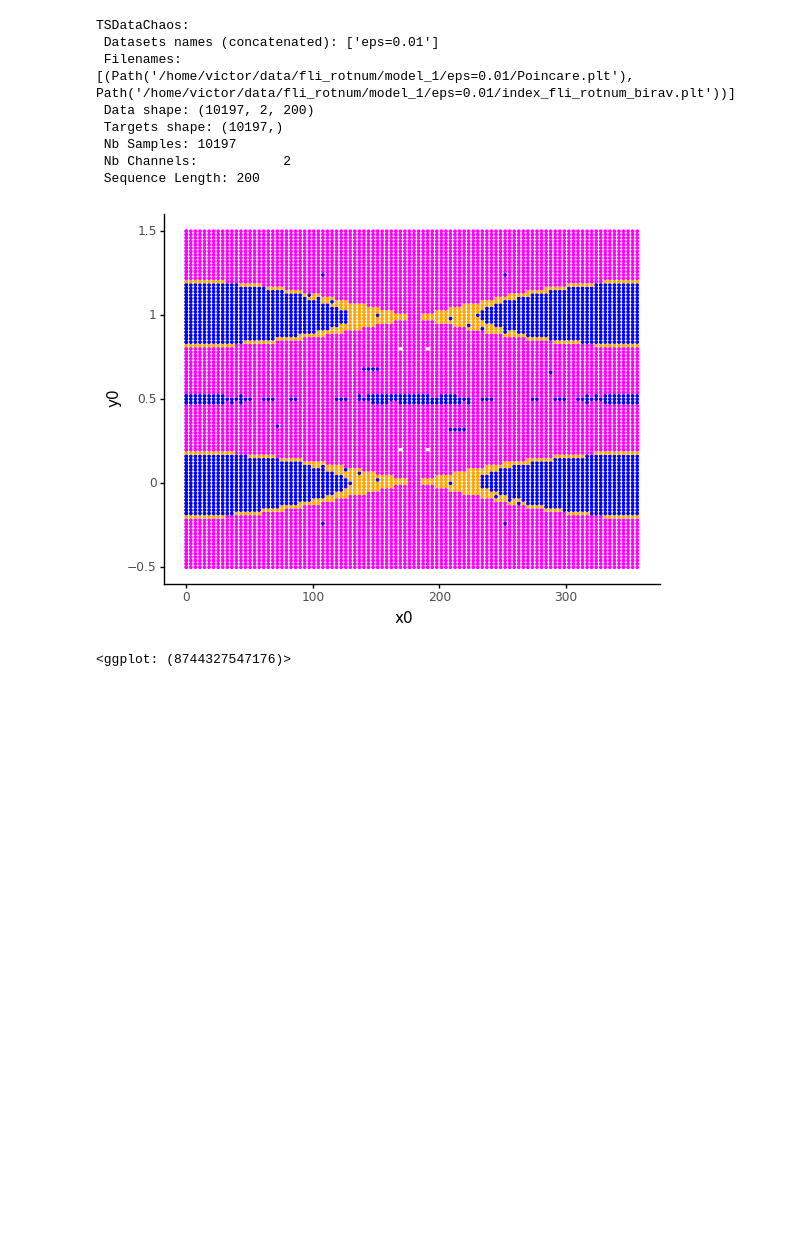
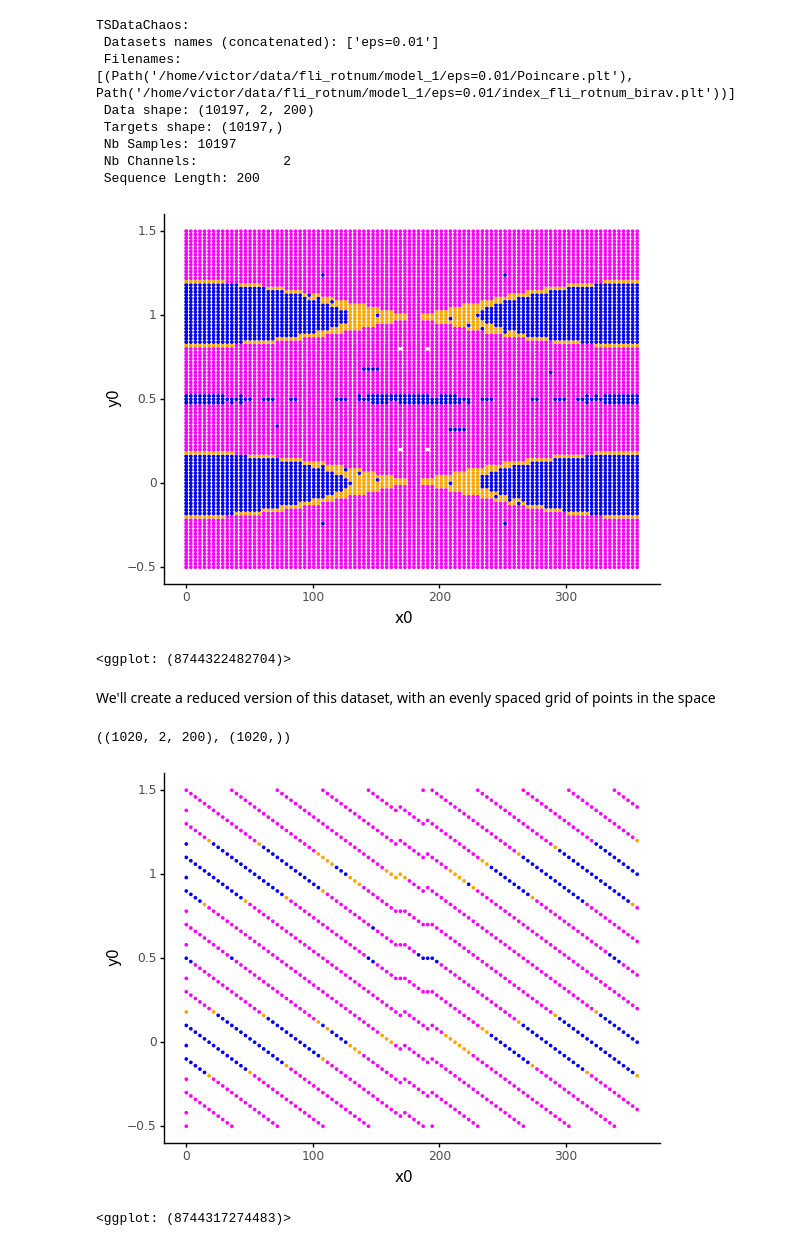
Before and after one commit to vrodriguezf/mlchaos, a Jupyter notebook: nbs_experiments/complete_cartography.ipynb, the cells around one changed output. Drawn from its saved outputs; the diff is of its cells as text; code cells hidden in the pictures; blank space fills up the shorter version.

```diff
--- a/nbs_experiments/complete_cartography.ipynb
+++ b/nbs_experiments/complete_cartography.ipynb
@@ -8,8 +11,11 @@ from tsai.all import *
+# %%
+config = AttrDict(
+    cartography_folderpath = base_path/'data/fli_rotnum/model_1/eps=0.01', # *
+    reduction_factor = 10 # One every `reduction_factor` points from te dataset will be kept
+)
 # %%
-base_path = Path.home()
-cartography_folderpath = base_path/'data/fli_rotnum/model_1/eps=0.01' # *
-fnames_poinc_map = [cartography_folderpath/'Poincare.plt']
-fnames_index = [cartography_folderpath/'index_fli_rotnum_birav.plt']
+fnames_poinc_map = [config.cartography_folderpath/'Poincare.plt']
+fnames_index = [config.cartography_folderpath/'index_fli_rotnum_birav.plt']
 fnames = L(fnames_poinc_map).zipwith(fnames_index)
 fnames
 # %% [output]
@@ -44,4 +50,19 @@ TSDataChaos:
 show_labelled_ic_map(data.x, preds=data.y.astype(int), color_values=['orange', 'magenta', 'blue'])
 # %% [output]
 [figure]
-<ggplot: (8744327547176)>
+<ggplot: (8744322482704)>
+# %% [markdown]
+We'll create a reduced version of this dataset, with an evenly spaced grid of points in the space
+# %%
+reduced_data = AttrDict(
+    x = data.x[::config.reduction_factor],
+    y = data.y[::config.reduction_factor]
+)
+reduced_data.x.shape, reduced_data.y.shape
+# %% [output]
+((1020, 2, 200), (1020,))
+# %%
+show_labelled_ic_map(reduced_data.x, reduced_data.y.astype(int), color_values=['orange', 'magenta', 'blue'])
+# %% [output]
+[figure, added]
+<ggplot: (8744317274483)>
```
Also changed, not shown: parts of 8 cells of this notebook, 2 other files.
